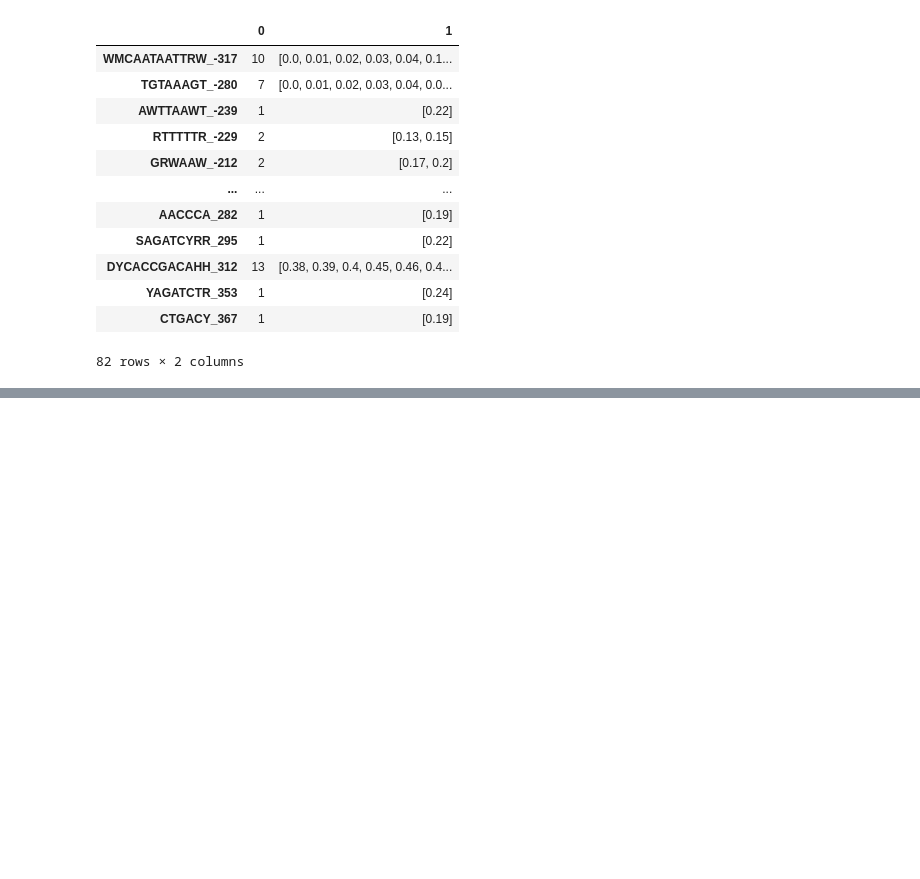
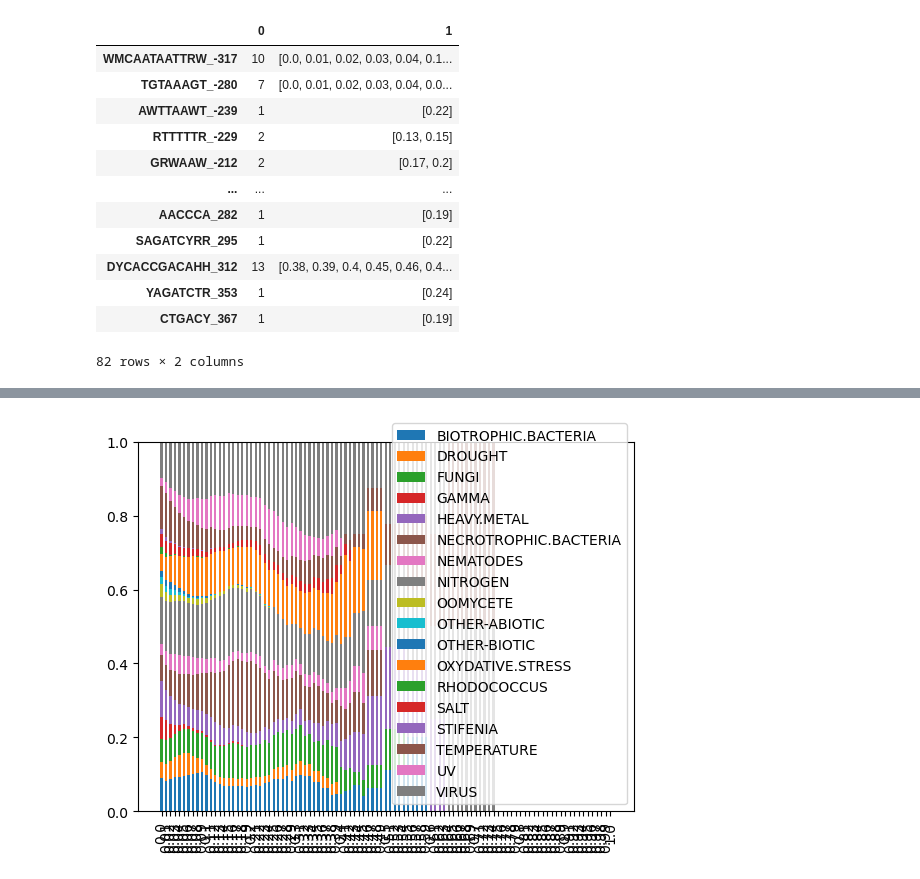
Before and after one commit to JhonatanFelix/Projet_fil_rouge_2024, a Jupyter notebook: motif_PLM.ipynb, the cells around one changed output, grey strips where cells are left out. Drawn from its saved outputs; the diff is of its cells as text; code cells hidden in the pictures; blank space fills up the shorter version.

```diff
--- a/motif_PLM.ipynb
+++ b/motif_PLM.ipynb
@@ -581,0 +721,21 @@ pd.concat([pd.Series(five_best_PLMs_tresh.sum(1)), pd.Series(five_best_PLMs_repa
+# %%
+tresh_vs_supp_rappart_2 = tresh_vs_supp_rappart.reset_index()
+tresh_vs_supp_rappart_2['index'] = tresh_vs_supp_rappart_2['index'].str.split('__').str.get(0)
+tresh_vs_supp_rappart_2 = tresh_vs_supp_rappart_2.groupby(['index']).sum()
+
+species = list(map(str, tresh_vs_supp_rappart_2.columns.to_list()))
+weight_counts = tresh_vs_supp_rappart_2.T.to_dict()
+width = 0.5
+
+fig, ax = plt.subplots()
+bottom = np.zeros(len(tresh_vs_supp_rappart_2.columns))
+
+for boolean, weight_count in weight_counts.items():
+    weight_count = list(weight_count.values())
+    p = ax.bar(species, weight_count, width, label=boolean, bottom=bottom)
+    bottom += weight_count
+plt.legend(loc="best")
+plt.xticks(rotation = 90)
+plt.show()
+# %% [output]
+[figure, added]
```
Also changed, not shown: parts of 37 cells of this notebook, 1 other file.
